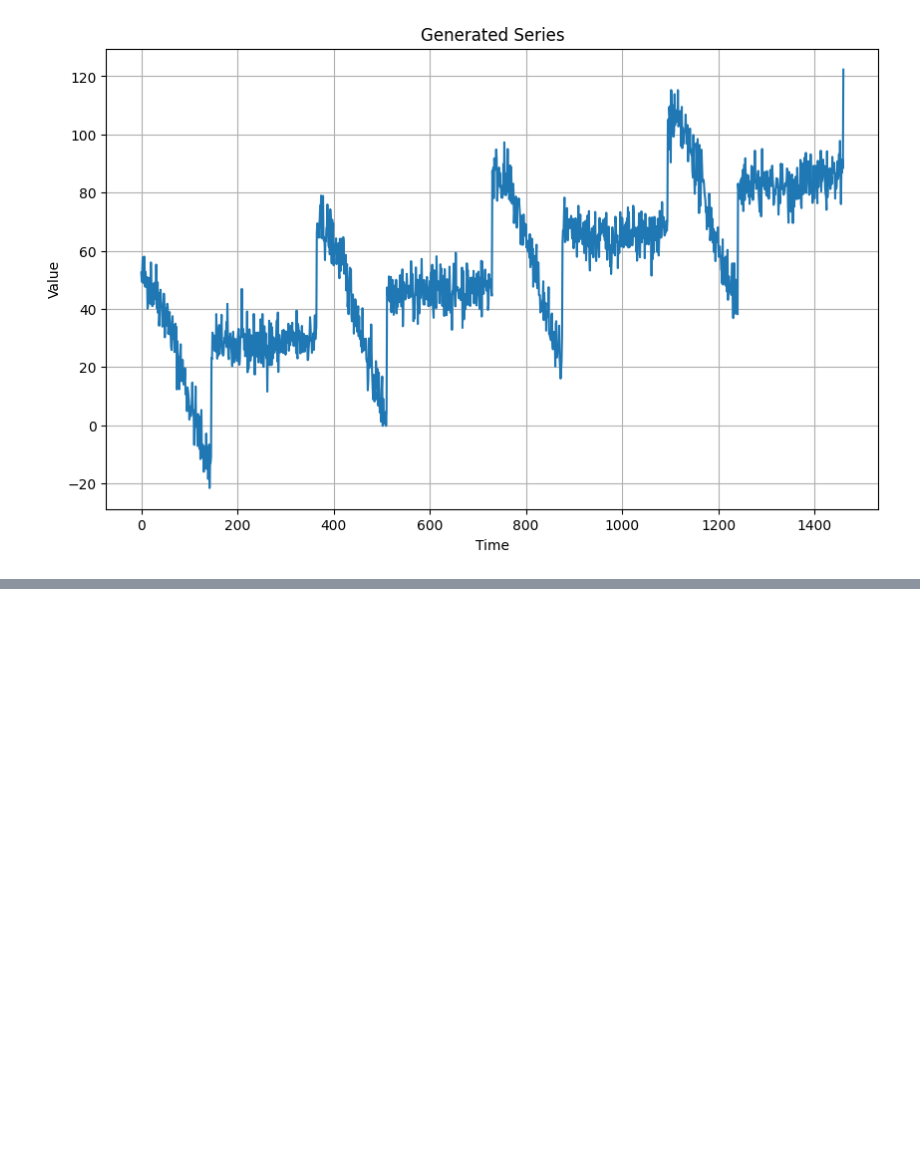
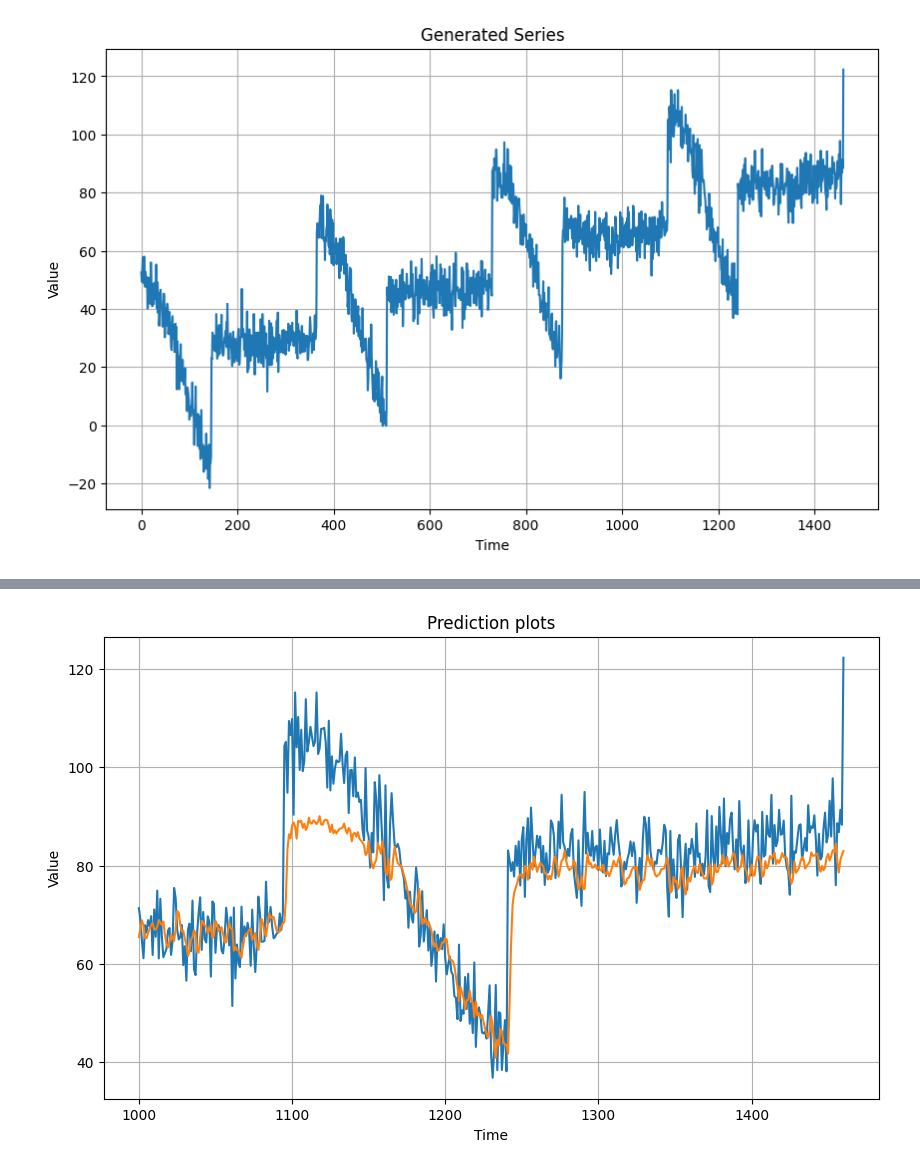
Before and after one commit to nitanshuj/COPY-TensorFlow-in-practice-Coursera-DeeplearningAI, a Jupyter notebook: Tensorflow for NN - 13 (Time Series - 3 RNN).ipynb, the cells around one changed output, grey strips where cells are left out. Saved outputs shown, nothing was run; the diff lists cells and outputs as text; code cells hidden in the pictures; blank space fills up the shorter version.

```diff
--- a/Tensorflow for NN - 13 (Time Series - 3 RNN).ipynb
+++ b/Tensorflow for NN - 13 (Time Series - 3 RNN).ipynb
@@ -26,0 +178,24 @@ plot_series(time, series, title="Generated Series")
+# %%
+# Build the model
+model = tf.keras.models.Sequential([
+  tf.keras.layers.Lambda(lambda x: tf.expand_dims(x, axis=-1),
+                      input_shape=[window_size]),
+  tf.keras.layers.SimpleRNN(40, return_sequences=True),
+  tf.keras.layers.SimpleRNN(40),
+  tf.keras.layers.Dense(1),
+  tf.keras.layers.Lambda(lambda x: x * 100.0)
+])
+
+# Set the learning rate
+learning_rate = 1e-6
+
+# Set the optimizer
+optimizer = tf.keras.optimizers.SGD(learning_rate=learning_rate, momentum=0.9)
+
+# Set the training parameters
+model.compile(loss=tf.keras.losses.Huber(),
+              optimizer=optimizer,
+              metrics=["mae"])
+
+# Train the model
+history = model.fit(dataset,epochs=100)
@@ -26,0 +226,17 @@ plot_series(time, series, title="Generated Series")
+# %%
+# Initialize a list
+forecast = []
+
+# Reduce the original series
+forecast_series = series[split_time - window_size:]
+
+# Use the model to predict data points per window size
+for time in range(len(forecast_series) - window_size):
+  forecast.append(model.predict(forecast_series[time:time + window_size][np.newaxis]))
+
+# Convert to a numpy array and drop single dimensional axes
+results = np.array(forecast).squeeze()
+
+# Plot the results
+plot_series(time_valid, (x_valid, results), title="Prediction plots")
+# %% [output]
@@ -26,0 +260 @@ plot_series(time, series, title="Generated Series")
+[figure, added]
```
Also changed, not shown: parts of 38 cells of this notebook, 1 other file.
